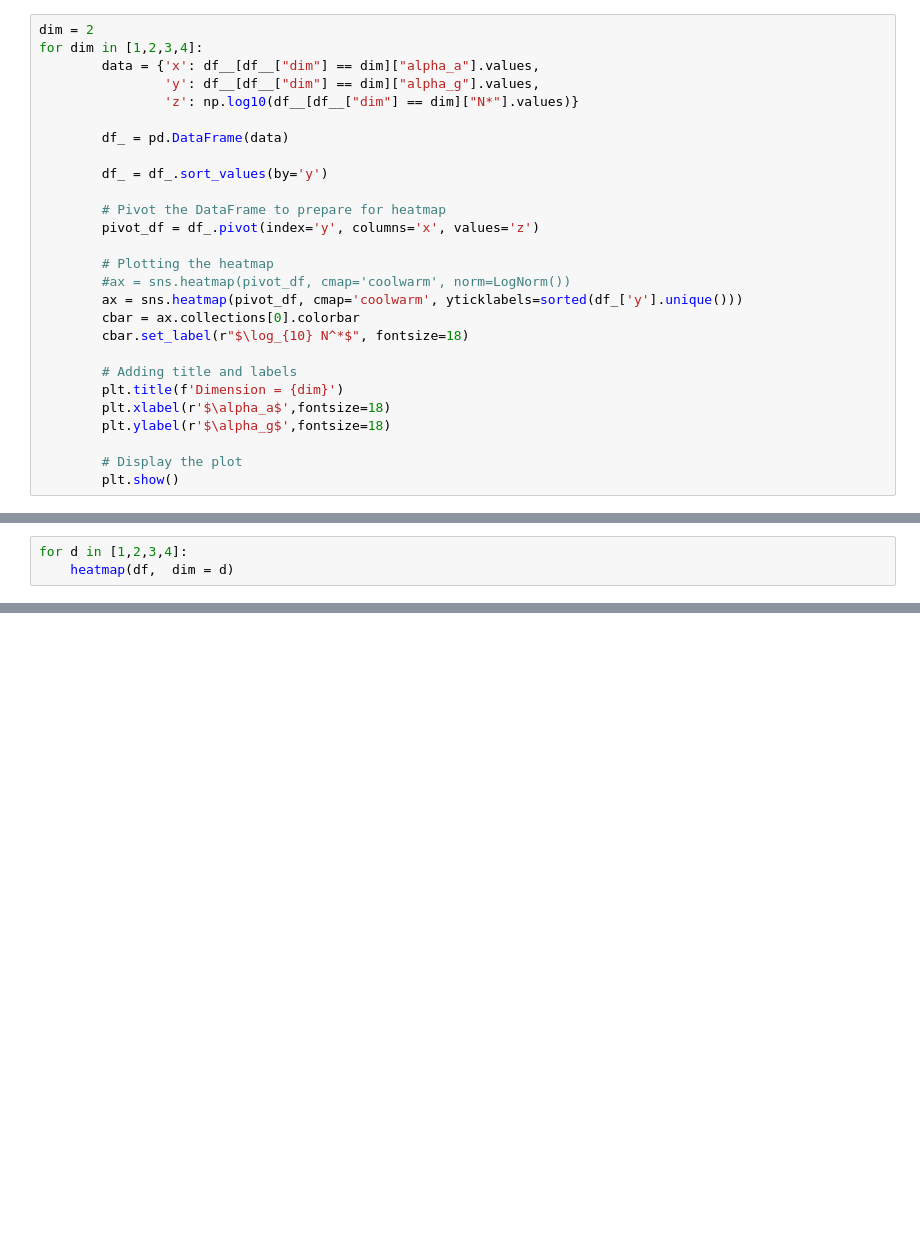
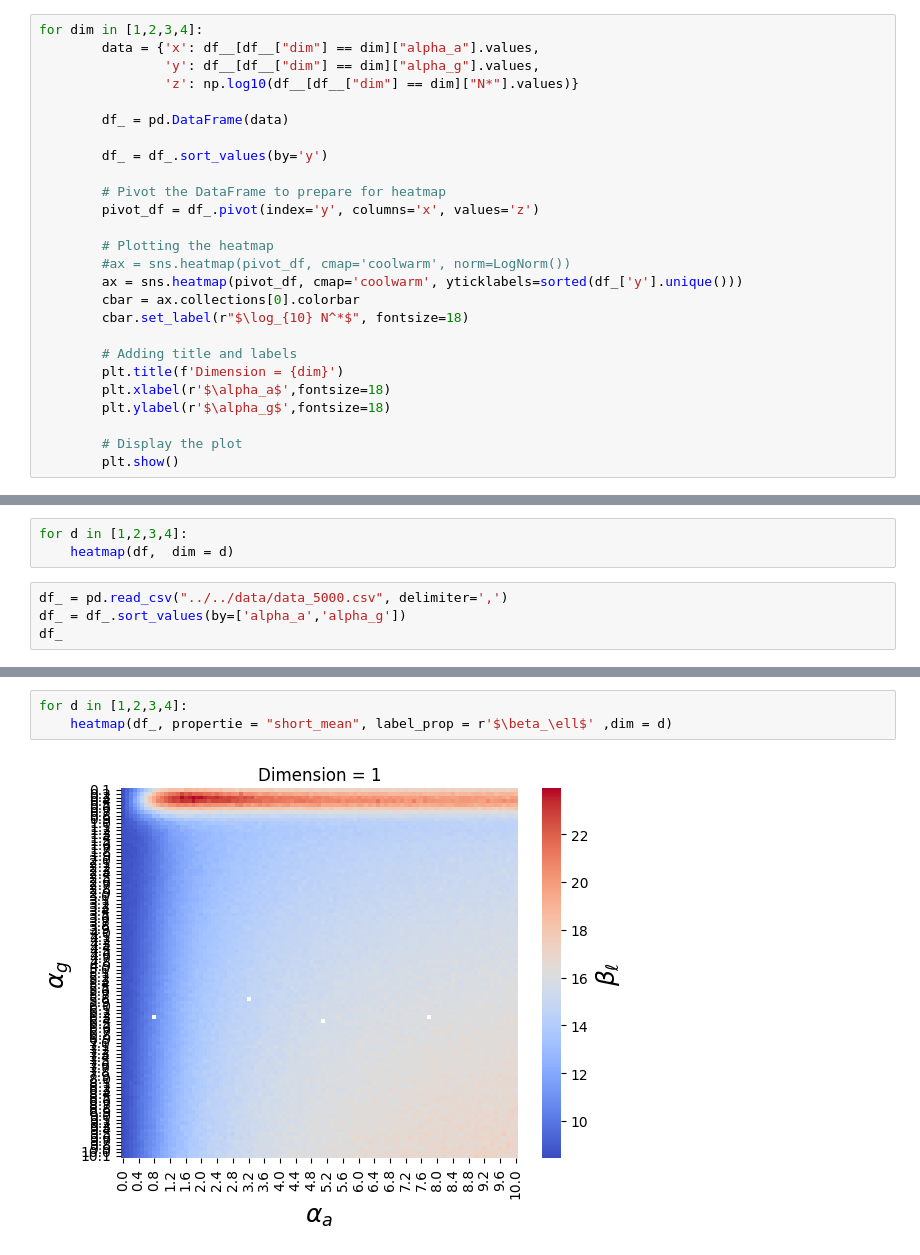
Before and after one commit to JuniorAlencar/TsallisNetwork, a Jupyter notebook: scripts/jupyter/surface_properties.ipynb, the cells around one changed output, grey strips where cells are left out. Cells and saved outputs as stored; diff of their text form; blank space fills up the shorter version.

Commit message:
new_data

```diff
--- a/scripts/jupyter/surface_properties.ipynb
+++ b/scripts/jupyter/surface_properties.ipynb
@@ -55,7 +62,6 @@ plt.xlabel("Order of magnitude N*")
 plt.legend()
 plt.show()
 # %%
-dim = 2
 for dim in [1,2,3,4]:
         data = {'x': df__[df__["dim"] == dim]["alpha_a"].values,
                 'y': df__[df__["dim"] == dim]["alpha_g"].values,
@@ -124,3 +141,7 @@ def heatmap(dataframe, propertie = "beta_short", label_prop = r'$\beta_\ell$' ,d
 # %%
 for d in [1,2,3,4]:
     heatmap(df,  dim = d)
+# %%
+df_ = pd.read_csv("../../data/data_5000.csv", delimiter=',')
+df_ = df_.sort_values(by=['alpha_a','alpha_g'])
+df_
@@ -126,0 +162,5 @@ for d in [1,2,3,4]:
+# %%
+for d in [1,2,3,4]:
+    heatmap(df_, propertie = "short_mean", label_prop = r'$\beta_\ell$' ,dim = d)
+# %% [output]
+[figure, added]
```
Also changed, not shown: parts of 27 cells of this notebook, 10 other files.
